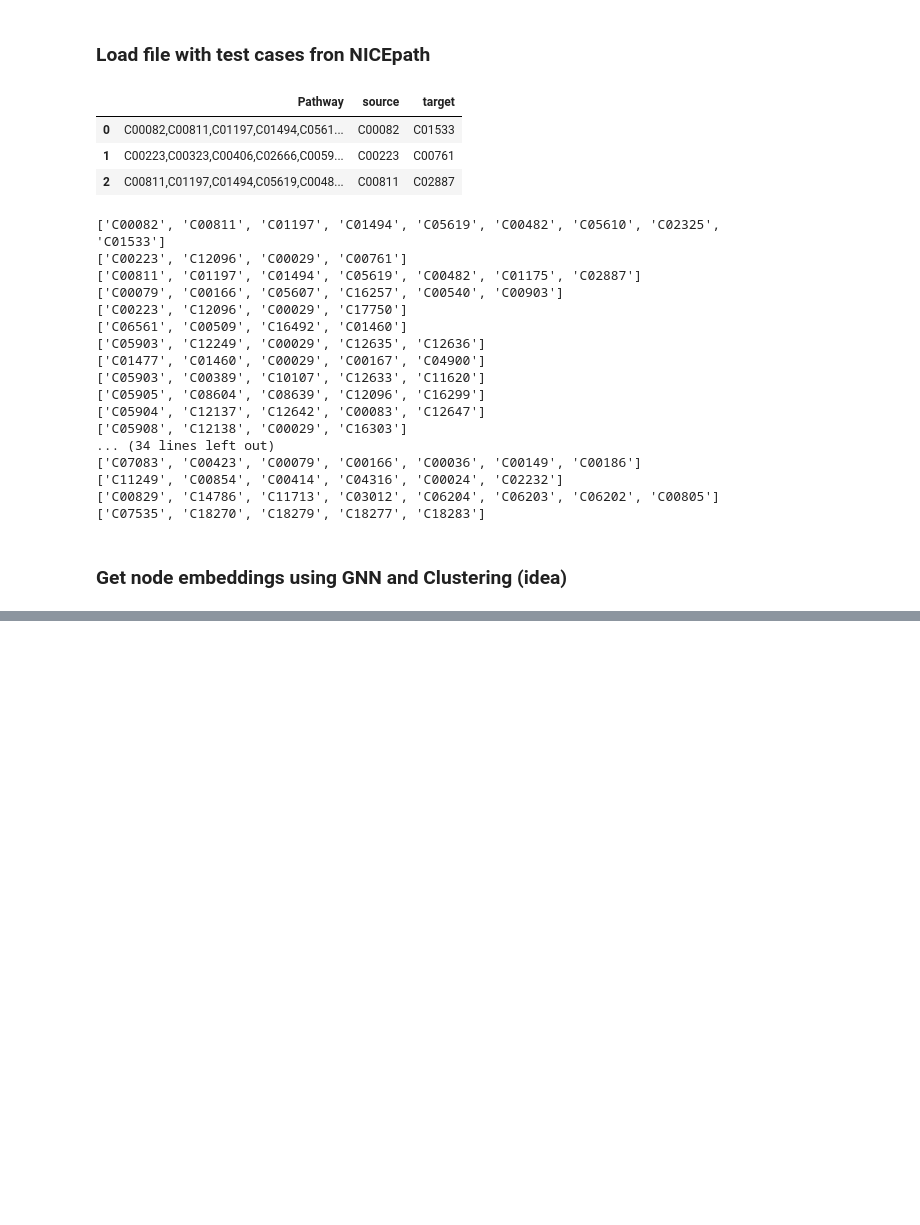
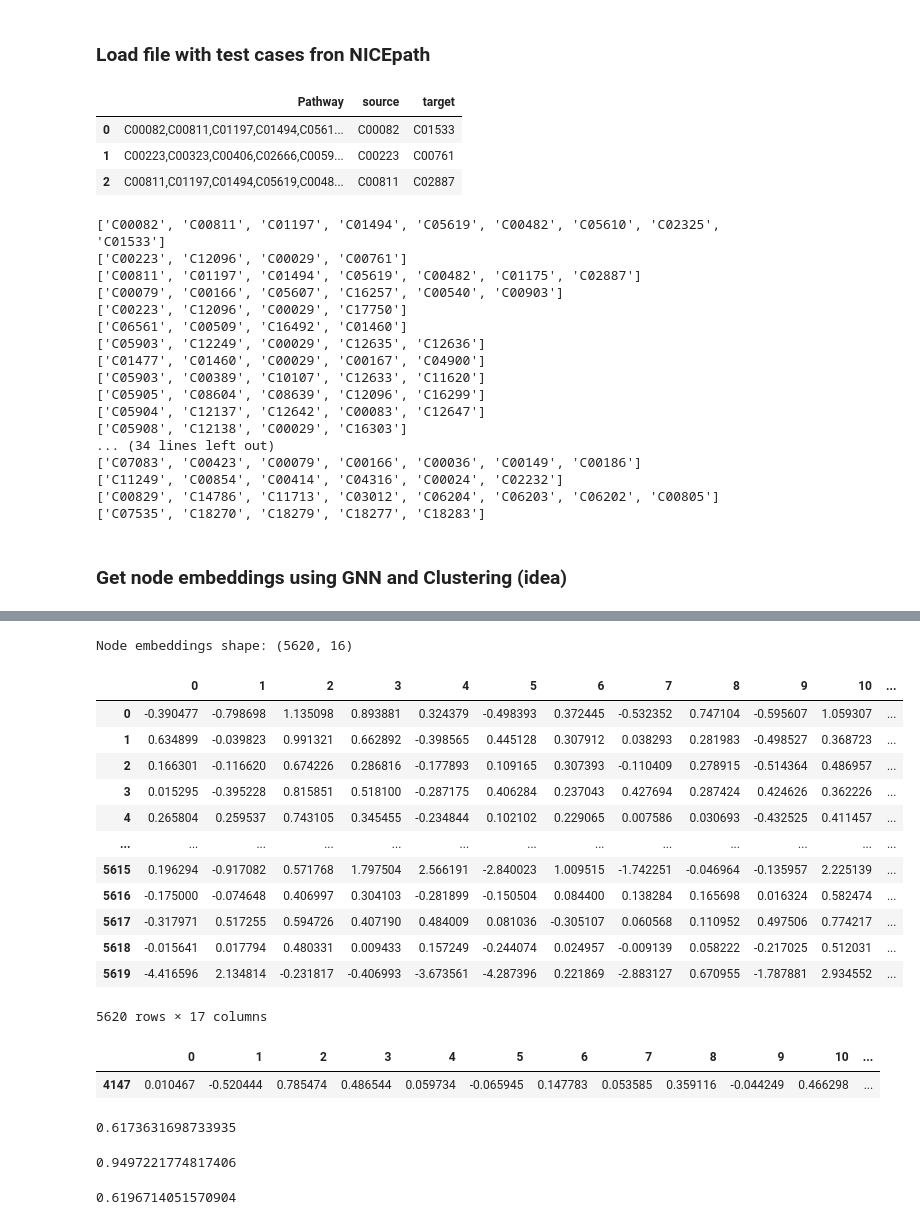
Before and after one commit to costasmexis/pathwayFinder, a Jupyter notebook: main.ipynb, the cells around one changed output, grey strips where cells are left out. Cells and saved outputs as stored; diff of their text form; code cells hidden in the pictures; blank space fills up the shorter version.

Commit message:
Graph embedding

```diff
--- a/main.ipynb
+++ b/main.ipynb
@@ -373,3 +373,13 @@ for row in range(len(test_cases)):
 ['C07535', 'C18270', 'C18279', 'C18277', 'C18283']
 # %% [markdown]
 ### Get node embeddings using GNN and Clustering (idea)
+# %%
+from sklearn.preprocessing import StandardScaler
+
+# Select the columns with non-object data types
+numeric_cols = df.select_dtypes(include=['int', 'float']).columns
+
+# Apply standard scaling to the selected columns
+scaler = StandardScaler()
+df[numeric_cols] = scaler.fit_transform(df[numeric_cols])
+df.head()
@@ -375,0 +394,19 @@ for row in range(len(test_cases)):
+# %%
+G = nx.Graph()
+
+# iterate over the rows of the DataFrame and add each edge to the graph
+for index, row in pairs.iterrows():
+    source = row['source']
+    target = row['target']
+    G.add_edge(source, target)
+
+# Add df cols as node features
+node_data = df.set_index('id').to_dict('index')
+
+# Add the node features to the graph
+for node, data in G.nodes(data=True):
+    node_features = node_data.get(node)
+    if node_features:
+        data.update(node_features)
+
+print('# nodes:', G.number_of_nodes(), "\n# edges:", G.number_of_edges())
@@ -428,7 +484,7 @@ class SAGE(nn.Module):
 
 device = torch.device('cuda' if torch.cuda.is_available() else 'cpu')
 
-model = SAGE(data.num_node_features, hidden_channels=64, \
+model = SAGE(data.num_node_features, hidden_channels=16, \
              num_layers=2)
 
 model = model.to(device)
@@ -447,11 +503,55 @@ node_embeddings = out.numpy()  # or out.detach().numpy() if using PyTorch versio
 
 # Print the shape of the node embeddings matrix
 print('Node embeddings shape:', node_embeddings.shape)
+# %% [output]
+Node embeddings shape: (5620, 16)
 # %%
 node_embeddings=pd.DataFrame(node_embeddings)
-node_embeddings['id']  = graph_data[20]
-node_embeddings.set_index('id', inplace=True)
+node_embeddings['id']  = graph_data[graph_data.shape[1]-1]
+# node_embeddings.set_index('id', inplace=True)
 node_embeddings
+# %% [output]
+|  | 0 | 1 | 2 | 3 | 4 | 5 | 6 | 7 | 8 | 9 | 10 | ... |
+| 0 | -0.390477 | -0.798698 | 1.135098 | 0.893881 | 0.324379 | -0.498393 | 0.372445 | -0.532352 | 0.747104 | -0.595607 | 1.059307 | ... |
+| 1 | 0.634899 | -0.039823 | 0.991321 | 0.662892 | -0.398565 | 0.445128 | 0.307912 | 0.038293 | 0.281983 | -0.498527 | 0.368723 | ... |
+| 2 | 0.166301 | -0.116620 | 0.674226 | 0.286816 | -0.177893 | 0.109165 | 0.307393 | -0.110409 | 0.278915 | -0.514364 | 0.486957 | ... |
+| 3 | 0.015295 | -0.395228 | 0.815851 | 0.518100 | -0.287175 | 0.406284 | 0.237043 | 0.427694 | 0.287424 | 0.424626 | 0.362226 | ... |
+| 4 | 0.265804 | 0.259537 | 0.743105 | 0.345455 | -0.234844 | 0.102102 | 0.229065 | 0.007586 | 0.030693 | -0.432525 | 0.411457 | ... |
+| ... | ... | ... | ... | ... | ... | ... | ... | ... | ... | ... | ... | ... |
+| 5615 | 0.196294 | -0.917082 | 0.571768 | 1.797504 | 2.566191 | -2.840023 | 1.009515 | -1.742251 | -0.046964 | -0.135957 | 2.225139 | ... |
+| 5616 | -0.175000 | -0.074648 | 0.406997 | 0.304103 | -0.281899 | -0.150504 | 0.084400 | 0.138284 | 0.165698 | 0.016324 | 0.582474 | ... |
+| 5617 | -0.317971 | 0.517255 | 0.594726 | 0.407190 | 0.484009 | 0.081036 | -0.305107 | 0.060568 | 0.110952 | 0.497506 | 0.774217 | ... |
+| 5618 | -0.015641 | 0.017794 | 0.480331 | 0.009433 | 0.157249 | -0.244074 | 0.024957 | -0.009139 | 0.058222 | -0.217025 | 0.512031 | ... |
+| 5619 | -4.416596 | 2.134814 | -0.231817 | -0.406993 | -3.673561 | -4.287396 | 0.221869 | -2.883127 | 0.670955 | -1.787881 | 2.934552 | ... |
+5620 rows × 17 columns
+# %%
+node_embeddings[node_embeddings['id'] == 'C00013']
+# %% [output]
+|  | 0 | 1 | 2 | 3 | 4 | 5 | 6 | 7 | 8 | 9 | 10 | ... |
+| 4147 | 0.010467 | -0.520444 | 0.785474 | 0.486544 | 0.059734 | -0.065945 | 0.147783 | 0.053585 | 0.359116 | -0.044249 | 0.466298 | ... |
+# %%
+from sklearn.metrics.pairwise import cosine_similarity
+from scipy.stats import pearsonr
+
+# Suppose you have the node embeddings in a dictionary called 'embeddings'
+u_embedding = node_embeddings.iloc[62,:-1]
+v_embedding = node_embeddings.iloc[4147,:-1]
+
+similarity = cosine_similarity(u_embedding.values.reshape(1, -1), v_embedding.values.reshape(1, -1))[0, 0]
+print(similarity)
+# %% [output]
+0.6173631698733935
+# %%
+similarity, _ = pearsonr(u_embedding, v_embedding)
+print(similarity)
+# %% [output]
+0.9497221774817406
+# %%
+distance = np.linalg.norm(u_embedding - v_embedding)
+similarity = 1 / (1 + distance)
+print(similarity)
+# %% [output]
+0.6196714051570904
 # %%
 from sklearn.cluster import KMeans
 
```
Also changed, not shown: parts of 6 cells of this notebook, 3 other files.
